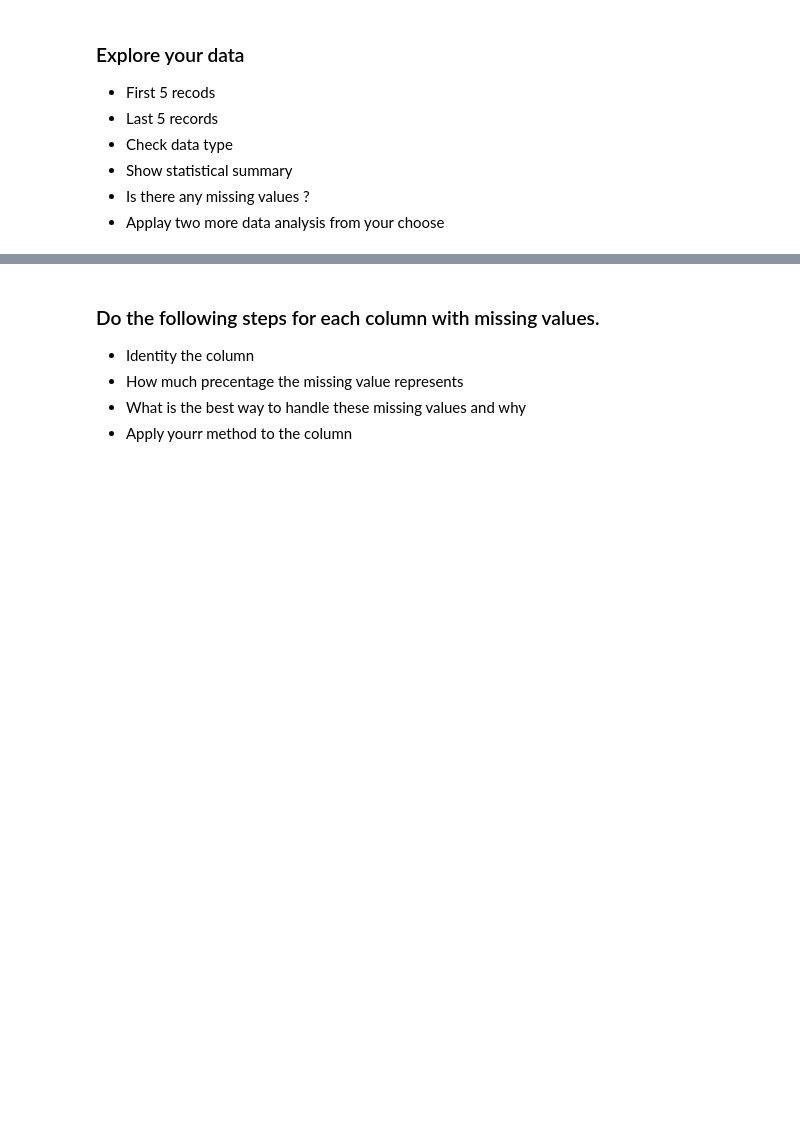
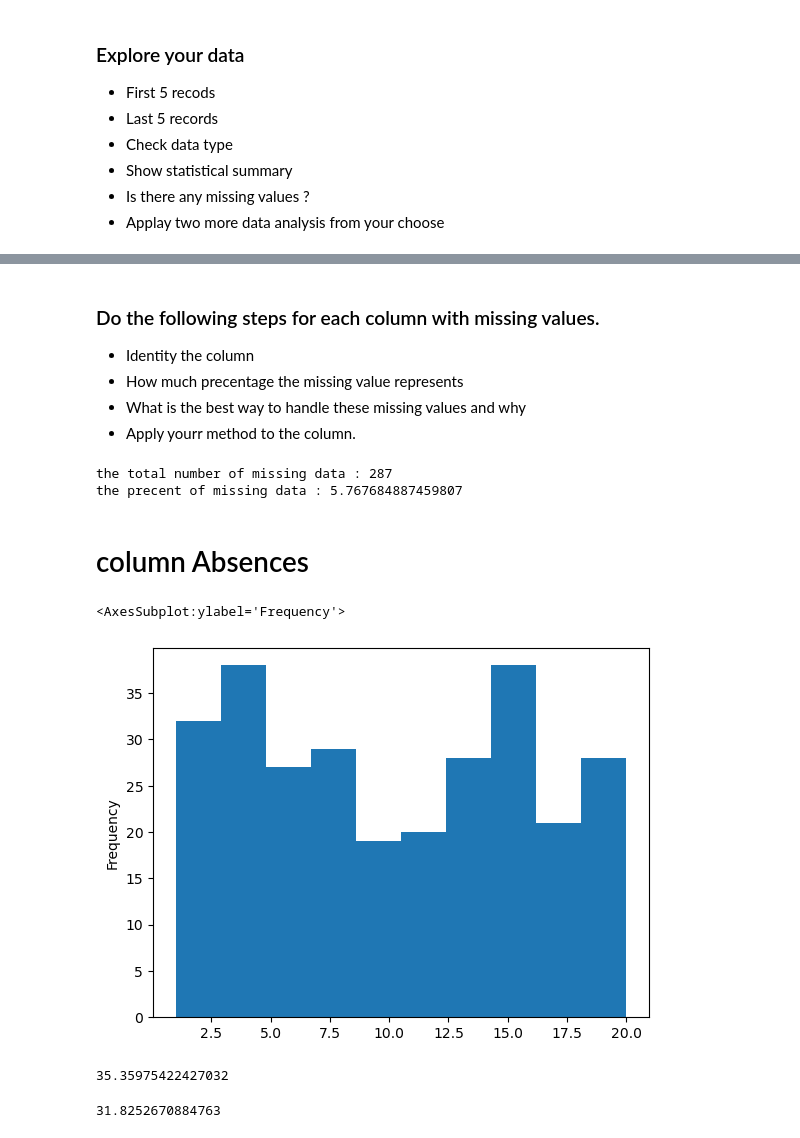
Before and after one commit to Tuwaiq-Data-Science-Bootcamp-V2/MissingData-Lab1, a Jupyter notebook: Missing Values Assignment .ipynb, the cells around one changed output, grey strips where cells are left out. Cells and saved outputs as stored; diff of their text form; code cells hidden in the pictures; blank space fills up the shorter version.

```diff
--- a/Missing Values Assignment .ipynb
+++ b/Missing Values Assignment .ipynb
@@ -3,5 +9,7 @@
 # %% [markdown]
 ### Load your dataset
+# %%
+edu=pd.read_csv('HR_Missing_Vslues.csv')
 # %% [markdown]
 ### Explore your data
 
@@ -17,4 +119,32 @@
 * Identity the column
 * How much precentage the missing value represents
 * What is the best way to handle these missing values and why
-* Apply yourr method to the column
+* Apply yourr method to the column.
+# %%
+count_missing_value=edu.isnull().sum()
+total_num_cell = np.product(edu.shape)
+total_missing = count_missing_value.sum()
+percent_missing=(total_missing/total_num_cell) * 100
+print('the total number of missing data :',total_missing)
+print('the precent of missing data :',percent_missing)
+# %% [output]
+the total number of missing data : 287
+the precent of missing data : 5.767684887459807
+# %%
+# column employee
+edu.drop('Employee_Name',axis=1,inplace=True)
+# %%
+# filling DateofTermination
+
+edu['DateofTermination']=edu['DateofTermination'].fillna('Still on Position')
+# %% [markdown]
+# column Absences
+# %%
+edu['Absences'].plot(kind='hist')
+# %% [output]
+<AxesSubplot:ylabel='Frequency'>
+[figure, added]
+# %%
+edu['Absences'].var()
+# %% [output]
+35.35975422427032
@@ -20,0 +155,4 @@
+# %%
+edu['Absences'].var()
+# %% [output]
+31.8252670884763
```
Also changed, not shown: parts of 17 cells of this notebook.
